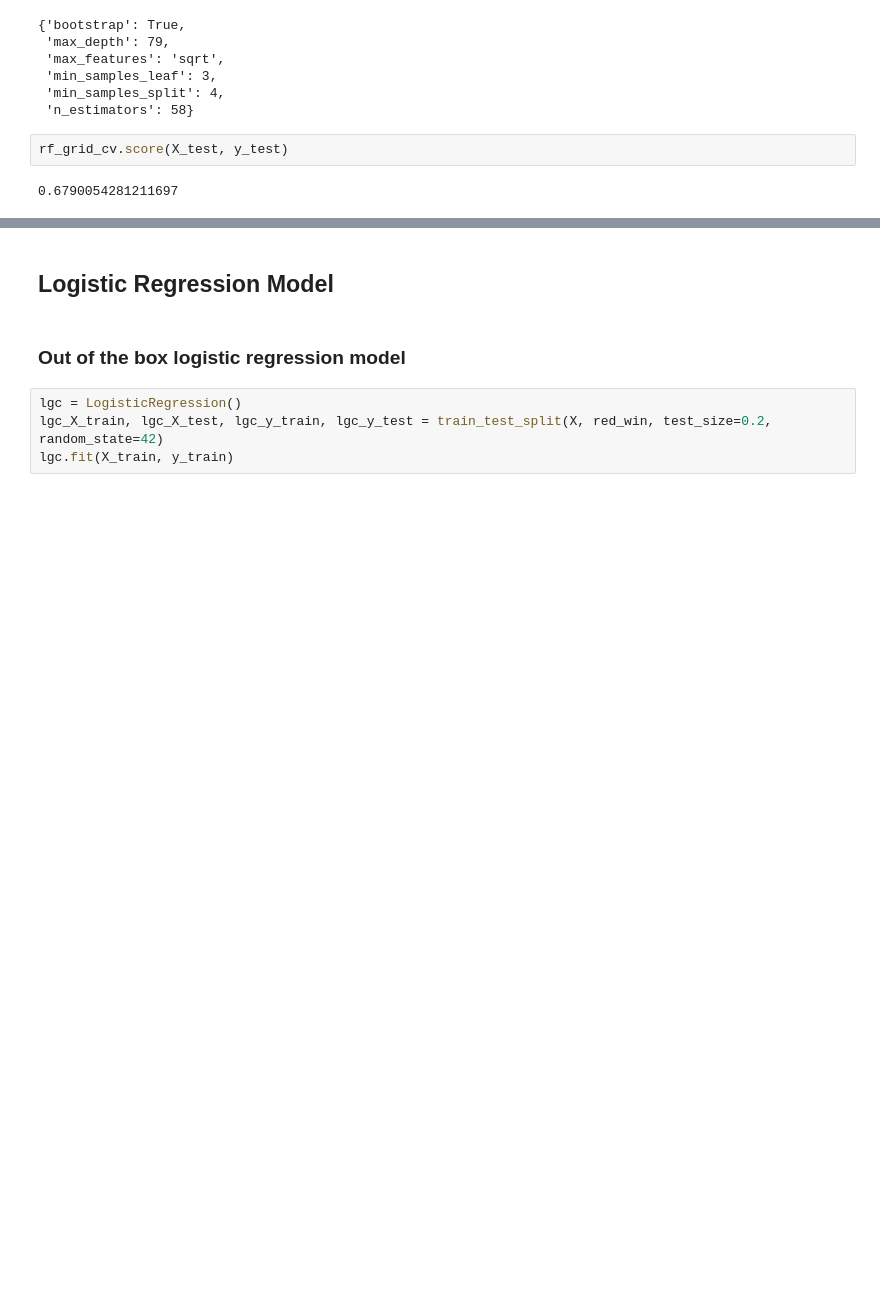
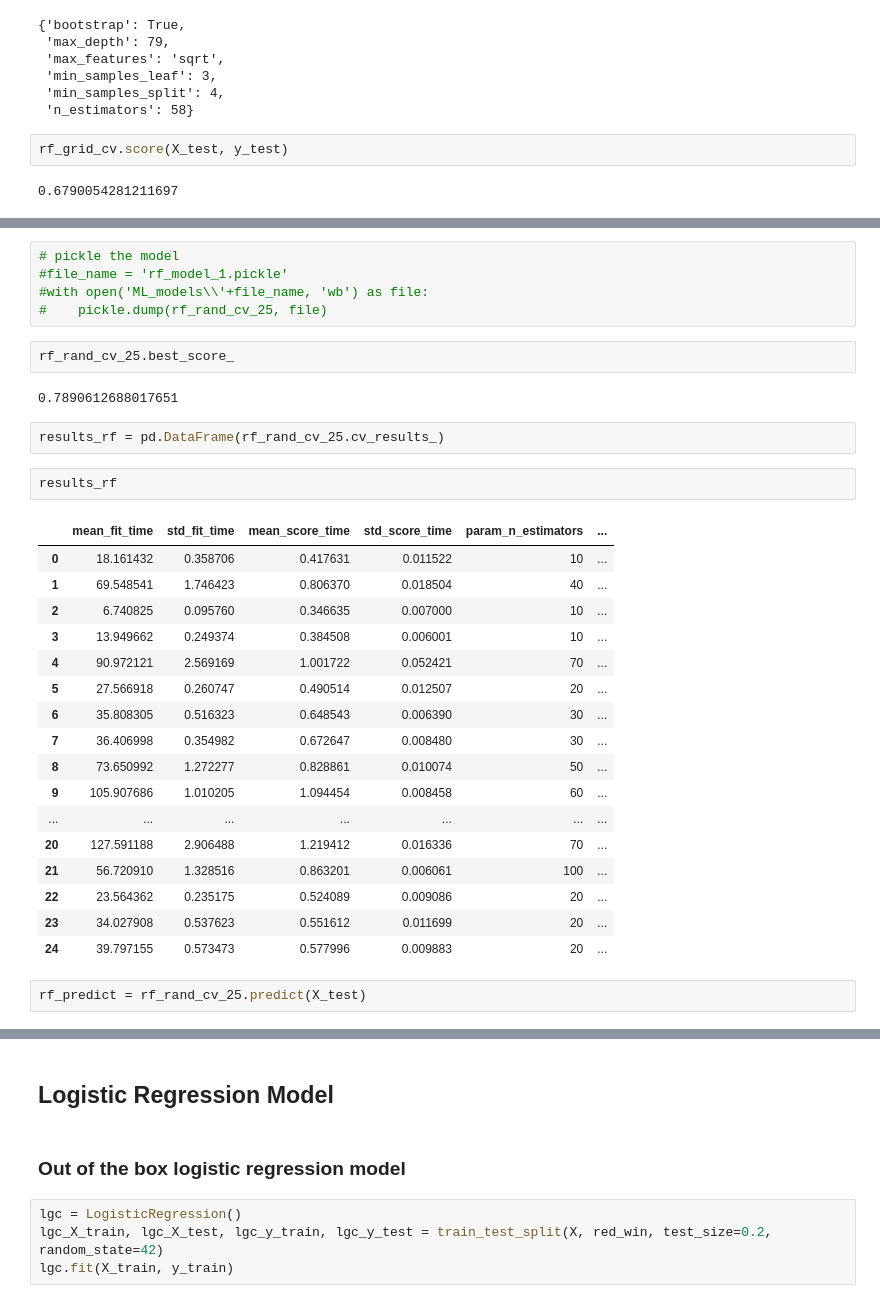
Before and after one commit to jltsao88/Predicting_Matches_Esports, a Jupyter notebook: Machine_Learning.ipynb, the cells around one changed output, grey strips where cells are left out. Drawn from its saved outputs; the diff is of its cells as text; blank space fills up the shorter version.

```diff
--- a/Machine_Learning.ipynb
+++ b/Machine_Learning.ipynb
@@ -310,0 +369,33 @@ rf_grid_cv.score(X_test, y_test)
+# %%
+# pickle the model
+#file_name = 'rf_model_1.pickle'
+#with open('ML_models\\'+file_name, 'wb') as file:
+#    pickle.dump(rf_rand_cv_25, file)
+# %%
+rf_rand_cv_25.best_score_
+# %% [output]
+0.7890612688017651
+# %%
+results_rf = pd.DataFrame(rf_rand_cv_25.cv_results_)
+# %%
+results_rf
+# %% [output]
+|  | mean_fit_time | std_fit_time | mean_score_time | std_score_time | param_n_estimators | ... |
+| 0 | 18.161432 | 0.358706 | 0.417631 | 0.011522 | 10 | ... |
+| 1 | 69.548541 | 1.746423 | 0.806370 | 0.018504 | 40 | ... |
+| 2 | 6.740825 | 0.095760 | 0.346635 | 0.007000 | 10 | ... |
+| 3 | 13.949662 | 0.249374 | 0.384508 | 0.006001 | 10 | ... |
+| 4 | 90.972121 | 2.569169 | 1.001722 | 0.052421 | 70 | ... |
+| 5 | 27.566918 | 0.260747 | 0.490514 | 0.012507 | 20 | ... |
+| 6 | 35.808305 | 0.516323 | 0.648543 | 0.006390 | 30 | ... |
+| 7 | 36.406998 | 0.354982 | 0.672647 | 0.008480 | 30 | ... |
+| 8 | 73.650992 | 1.272277 | 0.828861 | 0.010074 | 50 | ... |
+| 9 | 105.907686 | 1.010205 | 1.094454 | 0.008458 | 60 | ... |
+| ... | ... | ... | ... | ... | ... | ... |
+| 20 | 127.591188 | 2.906488 | 1.219412 | 0.016336 | 70 | ... |
+| 21 | 56.720910 | 1.328516 | 0.863201 | 0.006061 | 100 | ... |
+| 22 | 23.564362 | 0.235175 | 0.524089 | 0.009086 | 20 | ... |
+| 23 | 34.027908 | 0.537623 | 0.551612 | 0.011699 | 20 | ... |
+| 24 | 39.797155 | 0.573473 | 0.577996 | 0.009883 | 20 | ... |
+# %%
+rf_predict = rf_rand_cv_25.predict(X_test)
```
Also changed, not shown: parts of 29 cells of this notebook.
